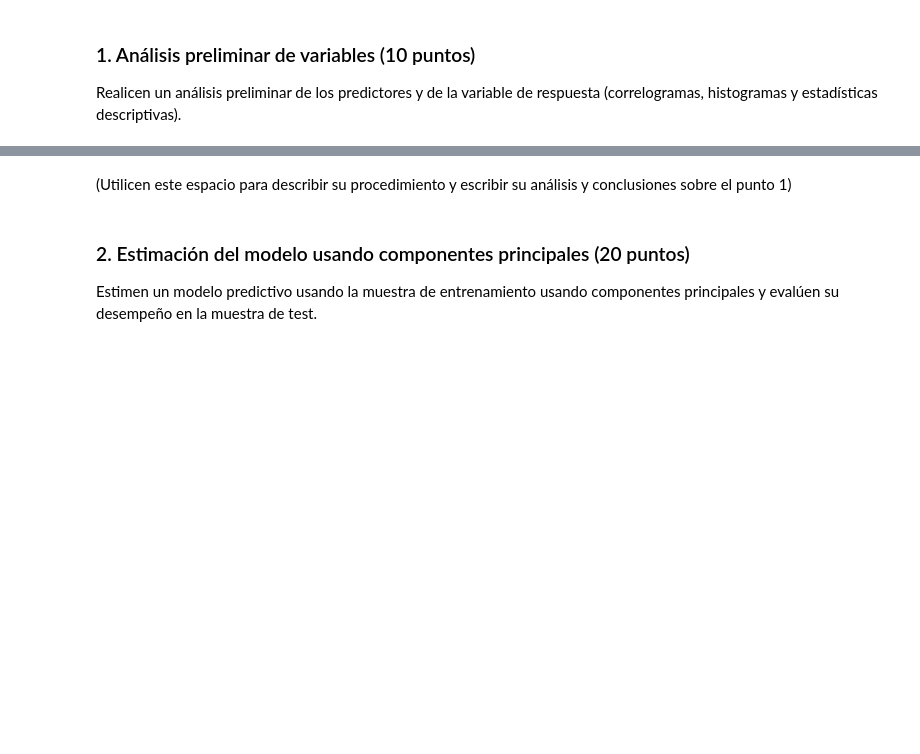
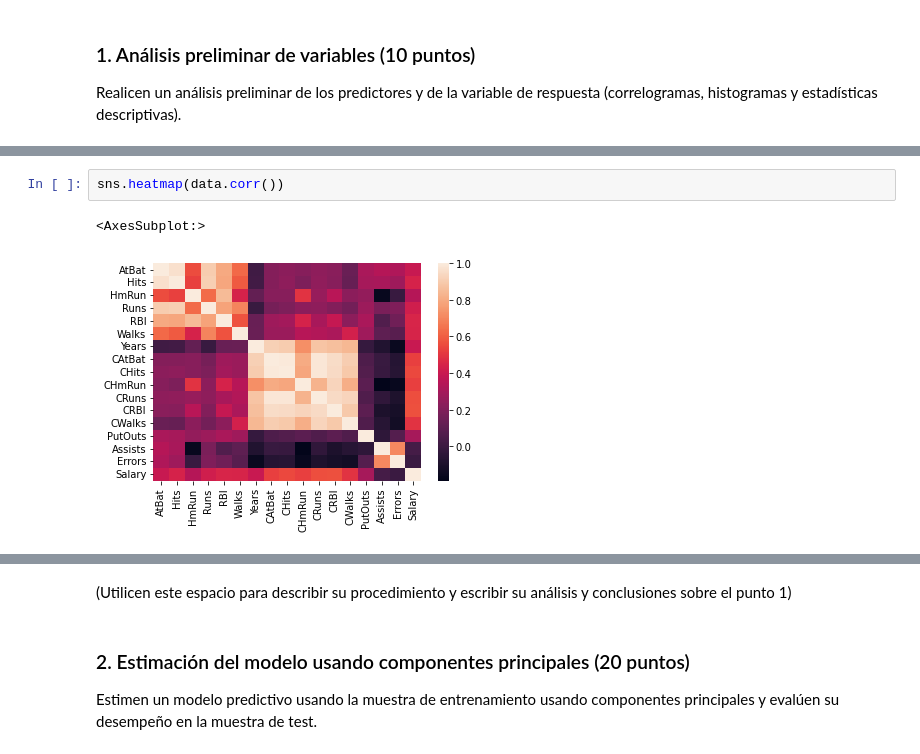
Before and after one commit to paulguz261/MIAD_20231_intro_machine_learning_grupal, a Jupyter notebook: week2/Caso modelos lineales para regresión, muestreo y selección del mejor modelo.ipynb, the cells around one changed output, grey strips where cells are left out. Saved outputs shown, nothing was run; the diff lists cells and outputs as text; blank space fills up the shorter version.

```diff
--- a/week2/Caso modelos lineales para regresión, muestreo y selección del mejor modelo.ipynb
+++ b/week2/Caso modelos lineales para regresión, muestreo y selección del mejor modelo.ipynb
@@ -53,0 +115,5 @@ Realicen un análisis preliminar de los predictores y de la variable de respuest
+# %%
+sns.heatmap(data.corr())
+# %% [output]
+<AxesSubplot:>
+[figure, added]
```
Also changed, not shown: parts of 9 cells of this notebook.
